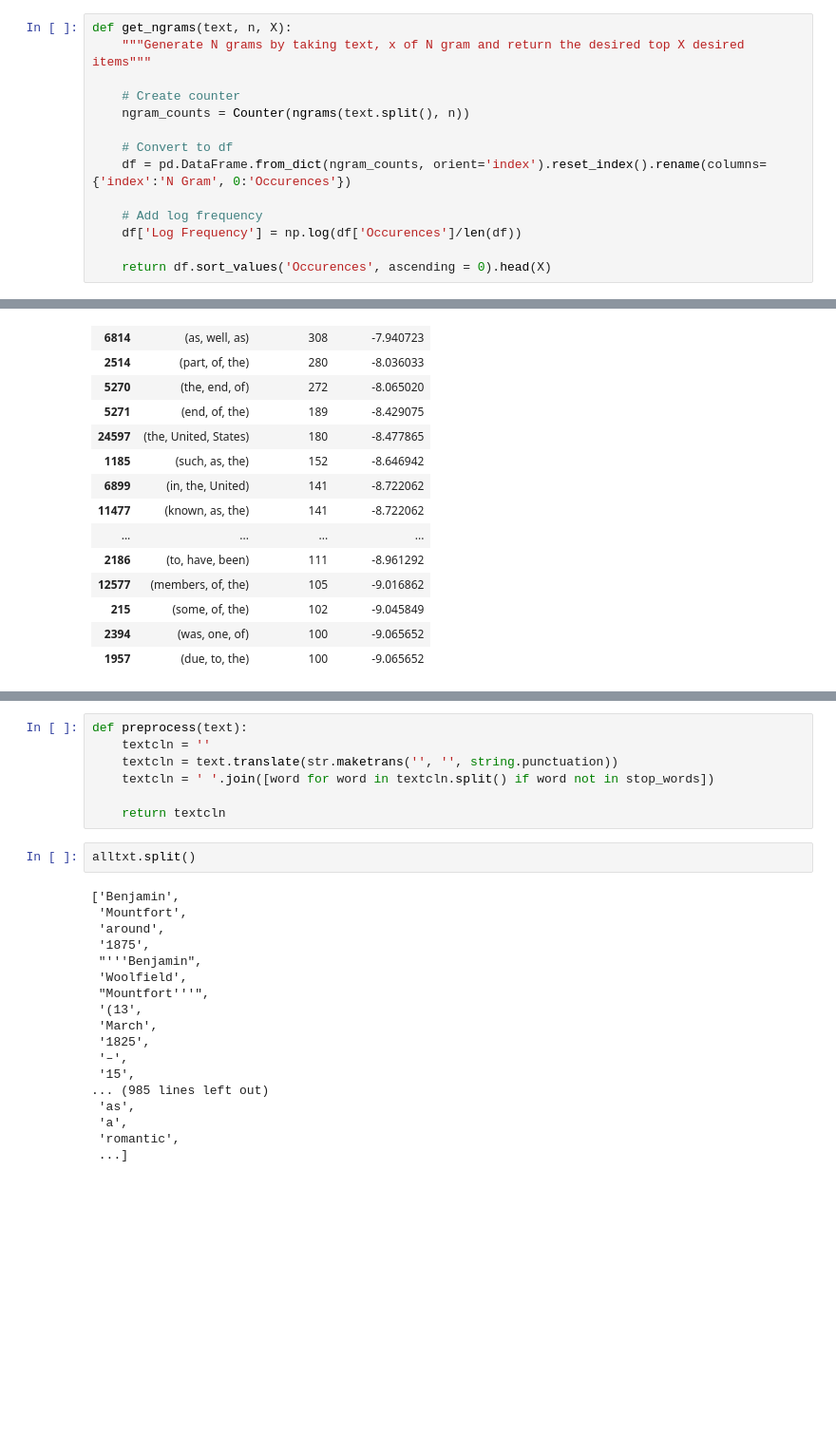
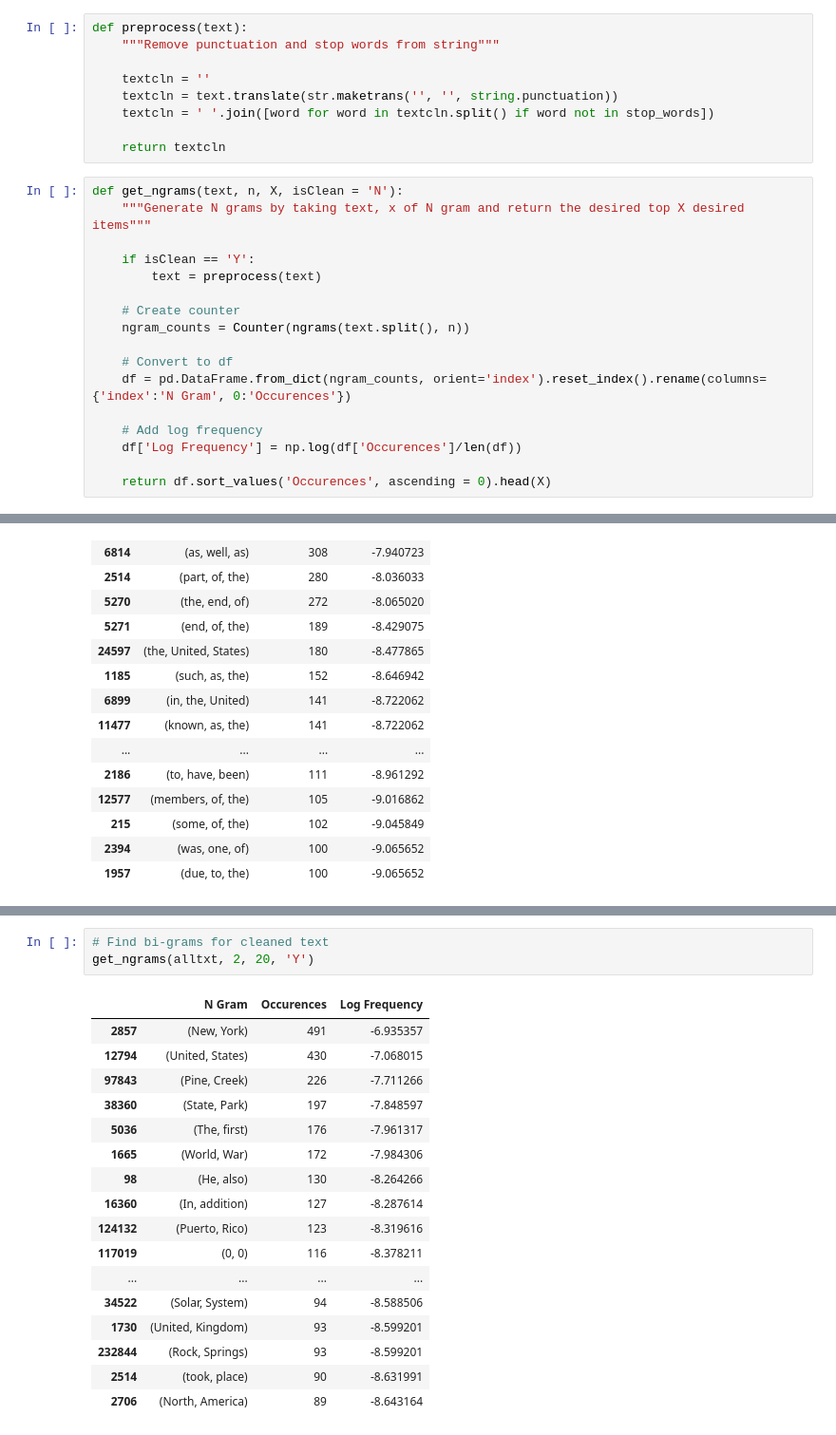
Before and after one commit to anirbanpalDSC/DSC550, a Jupyter notebook: Assignment 5.2.ipynb, the cells around one changed output, grey strips where cells are left out. Shown at 95% size. Saved outputs shown, nothing was run; the diff lists cells and outputs as text; blank space fills up the shorter version.

```diff
--- a/Assignment 5.2.ipynb
+++ b/Assignment 5.2.ipynb
@@ -244,9 +244,21 @@ alltxt = ''
 for i in range(len(corpus)):
     for j in range(len(corpus[i])):
         alltxt += corpus[i][j]
+# %%
+def preprocess(text):
+    """Remove punctuation and stop words from string"""
+
+    textcln = ''
+    textcln = text.translate(str.maketrans('', '', string.punctuation))
+    textcln = ' '.join([word for word in textcln.split() if word not in stop_words])
+
+    return textcln
 # %%
-def get_ngrams(text, n, X):
+def get_ngrams(text, n, X, isClean = 'N'):
     """Generate N grams by taking text, x of N gram and return the desired top X desired items"""
+
+    if isClean == 'Y':
+        text = preprocess(text)
 
     # Create counter
     ngram_counts = Counter(ngrams(text.split(), n))
@@ -330,27 +315,21 @@ Counter({('Benjamin', 'Mountfort'): 5,
-# %%
-def preprocess(text):
-    textcln = ''
-    textcln = text.translate(str.maketrans('', '', string.punctuation))
-    textcln = ' '.join([word for word in textcln.split() if word not in stop_words])
-
-    return textcln
-# %%
-alltxt.split()
-# %% [output]
-['Benjamin',
- 'Mountfort',
- 'around',
- '1875',
- "'''Benjamin",
- 'Woolfield',
- "Mountfort'''",
- '(13',
- 'March',
- '1825',
- '–',
- '15',
-... (985 lines left out)
- 'as',
- 'a',
- 'romantic',
- ...]
+# %%
+# Find bi-grams for cleaned text
+get_ngrams(alltxt, 2, 20, 'Y')
+# %% [output]
+|  | N Gram | Occurences | Log Frequency |
+| 2857 | (New, York) | 491 | -6.935357 |
+| 12794 | (United, States) | 430 | -7.068015 |
+| 97843 | (Pine, Creek) | 226 | -7.711266 |
+| 38360 | (State, Park) | 197 | -7.848597 |
+| 5036 | (The, first) | 176 | -7.961317 |
+| 1665 | (World, War) | 172 | -7.984306 |
+| 98 | (He, also) | 130 | -8.264266 |
+| 16360 | (In, addition) | 127 | -8.287614 |
+| 124132 | (Puerto, Rico) | 123 | -8.319616 |
+| 117019 | (0, 0) | 116 | -8.378211 |
+| ... | ... | ... | ... |
+| 34522 | (Solar, System) | 94 | -8.588506 |
+| 1730 | (United, Kingdom) | 93 | -8.599201 |
+| 232844 | (Rock, Springs) | 93 | -8.599201 |
+| 2514 | (took, place) | 90 | -8.631991 |
+| 2706 | (North, America) | 89 | -8.643164 |
```
Also changed, not shown: parts of 4 cells of this notebook.
